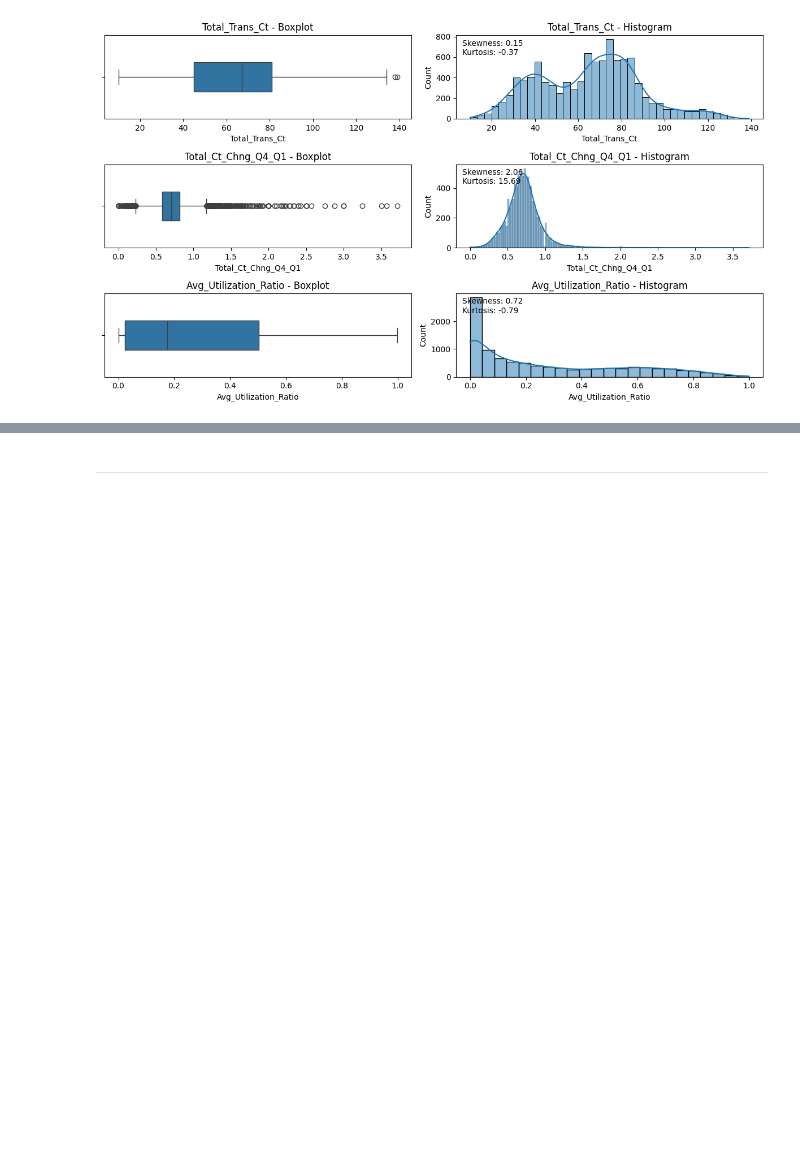
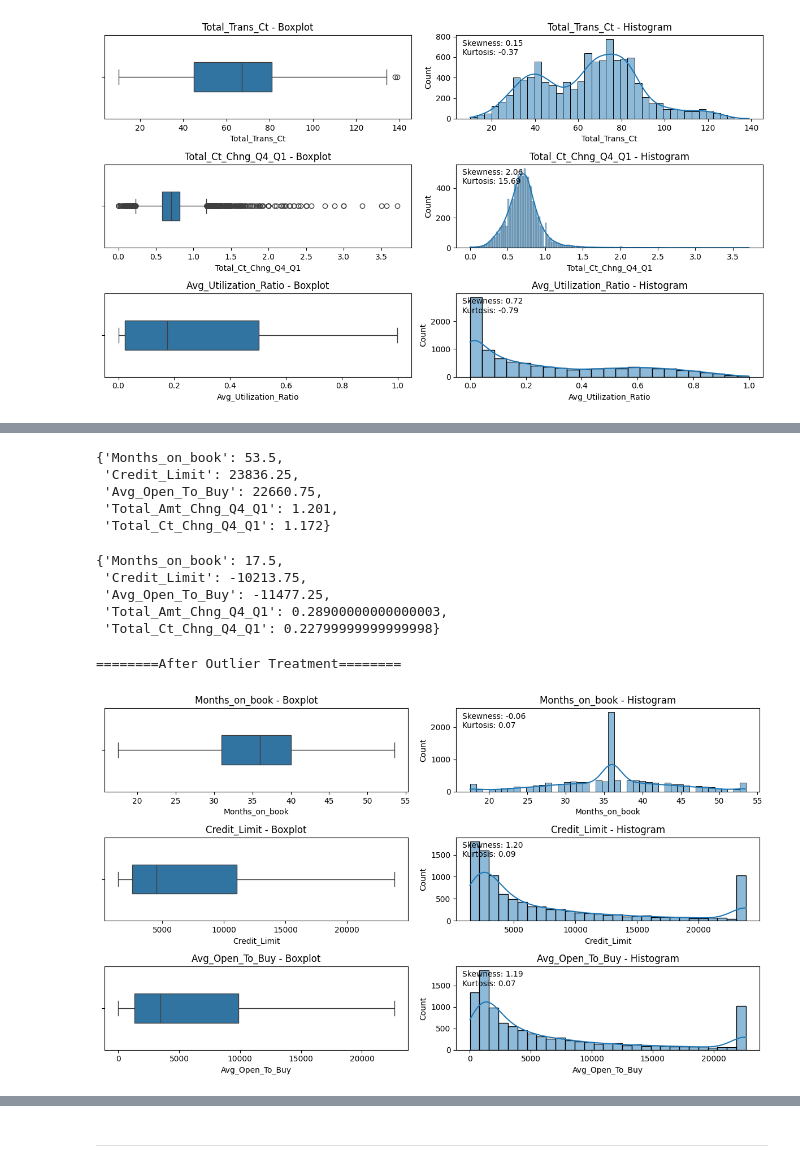
Before and after one commit to Lailah-Idrees/Credit-Card-Churning-Customers-Analysis-, a Jupyter notebook: jupyter_notebooks/ETL.ipynb, the cells around one changed output, grey strips where cells are left out. Drawn from its saved outputs; the diff is of its cells as text; code cells hidden in the pictures; blank space fills up the shorter version.

```diff
--- a/jupyter_notebooks/ETL.ipynb
+++ b/jupyter_notebooks/ETL.ipynb
@@ -282,0 +310,8 @@ plt.show()
+# %%
+from feature_engine.outliers import Winsorizer
+from sklearn.pipeline import Pipeline
+pipeline = Pipeline([
+    ('winsorizer_iqr', Winsorizer(capping_method = 'iqr', fold=1.5, tail='both', variables = ['Months_on_book','Credit_Limit','Avg_Open_To_Buy','Total_Amt_Chng_Q4_Q1','Total_Ct_Chng_Q4_Q1']))
+])
+df_transformed = pipeline.fit_transform(df)
+df_transformed.head(8)
@@ -282,0 +328,47 @@ plt.show()
+# %%
+# Display the upper bound thresholds used by the Winsorizer to cap outliers in the right tail
+# This shows the maximum values that outliers are capped
+
+pipeline['winsorizer_iqr'].right_tail_caps_
+# %% [output]
+{'Months_on_book': 53.5,
+ 'Credit_Limit': 23836.25,
+ 'Avg_Open_To_Buy': 22660.75,
+ 'Total_Amt_Chng_Q4_Q1': 1.201,
+ 'Total_Ct_Chng_Q4_Q1': 1.172}
+# %%
+# Display the lower bound thresholds used by the Winsorizer to cap outliers in the left tail
+# This shows the minimum values that outliers are capped to for
+
+pipeline['winsorizer_iqr'].left_tail_caps_
+# %% [output]
+{'Months_on_book': 17.5,
+ 'Credit_Limit': -10213.75,
+ 'Avg_Open_To_Buy': -11477.25,
+ 'Total_Amt_Chng_Q4_Q1': 0.28900000000000003,
+ 'Total_Ct_Chng_Q4_Q1': 0.22799999999999998}
+# %%
+print("========After Outlier Treatment========")
+selected_cols = ['Months_on_book','Credit_Limit','Avg_Open_To_Buy']
+fig, axes = plt.subplots(nrows=3, ncols=2, figsize=(12, 7))
+
+for idx, col in enumerate(selected_cols):
+    box_ax = axes[idx, 0]
+    hist_ax = axes[idx, 1]
+    sns.boxplot(data=df_transformed, x=col, ax=box_ax, width=0.35)
+    sns.histplot(data=df_transformed, x=col, kde=True, ax=hist_ax)
+    box_ax.set_title(f"{col} - Boxplot")
+    hist_ax.set_title(f"{col} - Histogram")
+    hist_ax.text(
+        0.02,
+        0.95,
+        f"Skewness: {df_transformed[col].skew():.2f}\nKurtosis: {df_transformed[col].kurtosis():.2f}",
+        transform=hist_ax.transAxes,
+        va='top'
+    )
+
+plt.tight_layout()
+plt.show()
+# %% [output]
+========After Outlier Treatment========
+[figure, added]
```
Also changed, not shown: parts of 14 cells of this notebook, 2 other files.
